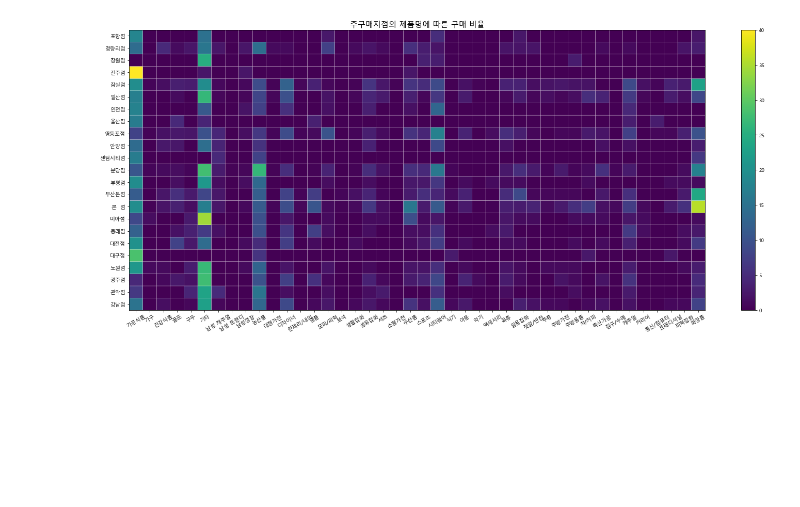
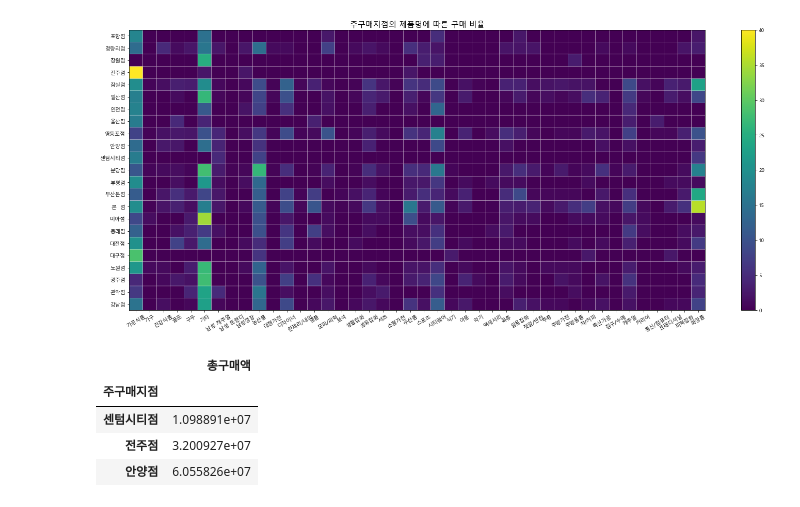
Before and after one commit to jaewon-jun9/python_study, a Jupyter notebook: 빅데이터분석기사/출제예시/제2유형.ipynb, the cells around one changed output. Cells and saved outputs as stored; diff of their text form; code cells hidden in the pictures; blank space fills up the shorter version.

```diff
--- a/빅데이터분석기사/출제예시/제2유형.ipynb
+++ b/빅데이터분석기사/출제예시/제2유형.ipynb
@@ -252,3 +252,14 @@ pp.title('주구매지점의 제품명에 따른 구매 비율',fontsize=15)
 pp.show()
 # %% [output]
 [figure]
+# %%
+center_gender = t.groupby(['주구매지점','gender']).count()['cust_id'].reset_index().pivot(index='주구매지점',columns='gender',values='cust_id').fillna(0)
+center_gender['total']  =center_gender[0] +center_gender[1]
+center_gender['ratio']  =center_gender[1] /center_gender['total'] *100
+t.groupby('주구매지점').mean()['총구매액'].to_frame().sort_values('총구매액').head(3)
+# %% [output]
+|  | 총구매액 |
+| 주구매지점 |  |
+| 센텀시티점 | 1.098891e+07 |
+| 전주점 | 3.200927e+07 |
+| 안양점 | 6.055826e+07 |
```
Also changed, not shown: 1 other file.
